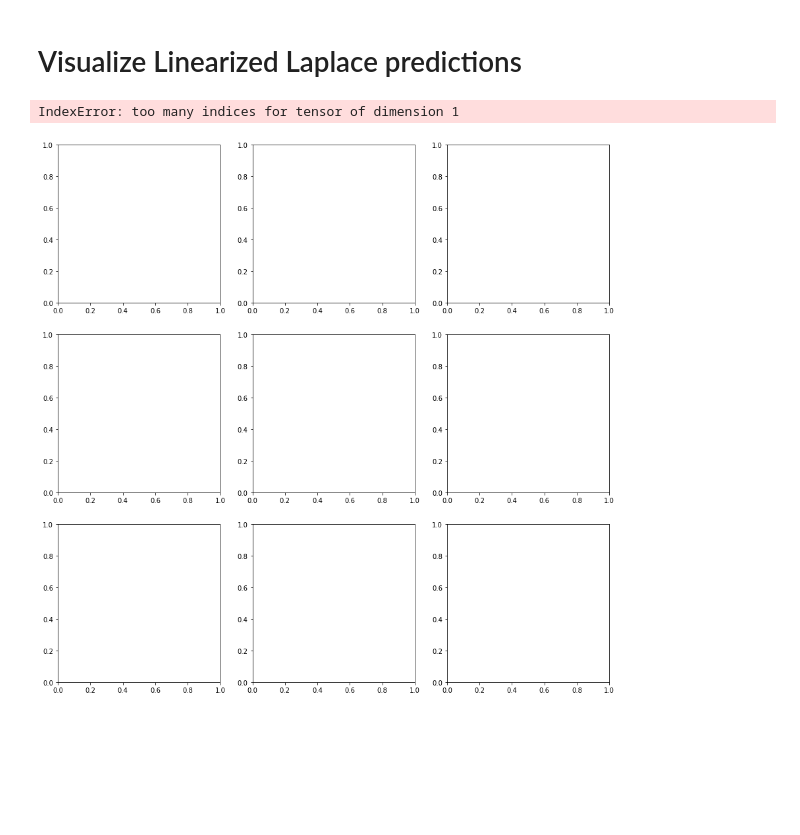
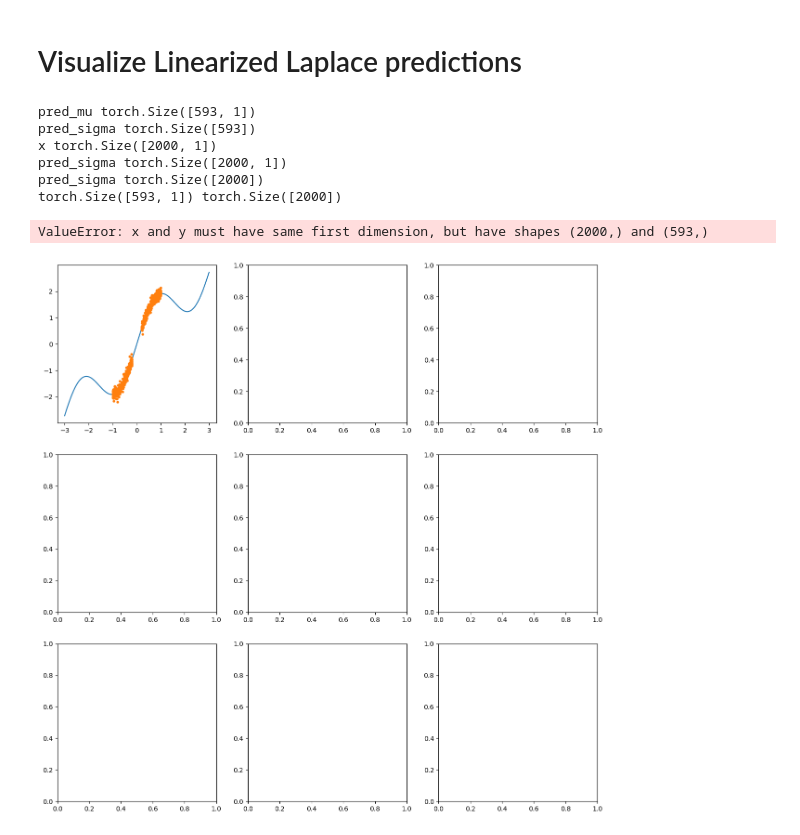
Before and after one commit to FrederikWarburg/pytorch-laplace, a Jupyter notebook: examples/toy_examples/regression.ipynb, the cells around one changed output. Drawn from its saved outputs; the diff is of its cells as text; code cells hidden in the pictures; blank space fills up the shorter version.

```diff
--- a/examples/toy_examples/regression.ipynb
+++ b/examples/toy_examples/regression.ipynb
@@ -204,15 +201,16 @@ hessian = fit_hessian(nnj_model, model_input, batch_size=1024)
 fig, ax = plt.subplots(3, 3, figsize=(15, 15))
 for j, alpha in enumerate([1, 10, 100]):
     for i, prior_prec in enumerate([1, 10, 100]):
-
-        model_input = torch.from_numpy(x_test.reshape(-1,1)).type(torch.float32).to(device)
-        mu, sigma = sample_laplace(nnj_model, hessian, alpha=alpha, prior_prec=prior_prec, x=model_input, n_samples=100)
+        model_input = torch.from_numpy(x_test.reshape(-1, 1)).type(torch.float32).to(device)
+        mu, sigma = sample_laplace(
+            nnj_model, hessian, alpha=alpha, prior_prec=prior_prec, x=model_input, n_samples=100
+        )
 
         mu = mu.cpu().numpy().reshape(-1)
         sigma = sigma.cpu().numpy().reshape(-1)
 
-        ax[j, i].plot(x_test, y_test, '-', label="test")
-        ax[j, i].plot(x_train, y_train, '.', label="train")
+        ax[j, i].plot(x_test, y_test, "-", label="test")
+        ax[j, i].plot(x_train, y_train, ".", label="train")
         ax[j, i].plot(x_test, mu, label="mu")
         ax[j, i].fill_between(x_test, mu - sigma, mu + sigma, alpha=0.2, label="sigma")
         ax[j, i].legend()
@@ -224,40 +222,56 @@ plt.show()
 # Visualize Linearized Laplace predictions
 # %%
 def sample_linearized_laplace(model, hessian, alpha, prior_prec, x, n_samples=1000):
-
     laplace = DiagLaplace()
 
     # get mean and std of posterior
     mu_q = parameters_to_vector(model.parameters()).unsqueeze(1)
     sigma_q = laplace.posterior_scale(hessian, prior_prec=prior_prec, scale=alpha)
 
     # forward the mode
     pred_mu = model(mu_q)
+    print("pred_mu", pred_mu.shape)
+    print("pred_sigma", sigma_q.shape)
+    print("x", x.shape)
     # forward the covariance
-    pred_sigma = model.jmjTp(x, None, sigma_q.unsqueeze(0).expand(x.shape[0], -1),
-                             wrt="weight", from_diag=True, to_diag=True)
-    print(pred_sigma.shape)
+    pred_sigma = model.jmjTp(
+        x, None, sigma_q.unsqueeze(0).expand(x.shape[0], -1), wrt="weight", from_diag=True, to_diag=True
+    )
+
+    print("pred_sigma", pred_sigma.shape)
     pred_sigma = torch.sum(pred_sigma, dim=-1)
+    print("pred_sigma", pred_sigma.shape)
 
     return pred_mu, pred_sigma
+
 
 fig, ax = plt.subplots(3, 3, figsize=(15, 15))
 for j, alpha in enumerate([1, 10, 100]):
     for i, prior_prec in enumerate([1, 10, 100]):
+        with torch.no_grad():
+            model_input = torch.from_numpy(x_test.reshape(-1, 1)).type(torch.float32).to(device)
+            mu, sigma = sample_linearized_laplace(
+                nnj_model, hessian, alpha=alpha, prior_prec=prior_prec, x=model_input, n_samples=100
+            )
 
-        model_input = torch.from_numpy(x_test.reshape(-1,1)).type(torch.float32).to(device)
-        mu, sigma = sample_linearized_laplace(nnj_model, hessian, alpha=alpha, prior_prec=prior_prec, x=model_input, n_samples=100)
+        print(mu.shape, sigma.shape)
+        mu = mu.cpu().numpy().reshape(-1)
 
-        mu = mu.cpu().numpy().reshape(-1)
         sigma = sigma.cpu().numpy().reshape(-1)
 
-        ax[j, i].plot(x_test, y_test, '-', label="test")
-        ax[j, i].plot(x_train, y_train, '.', label="train")
+        ax[j, i].plot(x_test, y_test, "-", label="test")
+        ax[j, i].plot(x_train, y_train, ".", label="train")
         ax[j, i].plot(x_test, mu, label="mu")
         ax[j, i].fill_between(x_test, mu - sigma, mu + sigma, alpha=0.2, label="sigma")
         ax[j, i].legend()
         ax[j, i].set_title(f"prior prec: {prior_prec}, alpha: {alpha}")
 plt.show()
 # %% [output]
-IndexError: too many indices for tensor of dimension 1
+pred_mu torch.Size([593, 1])
+pred_sigma torch.Size([593])
+x torch.Size([2000, 1])
+pred_sigma torch.Size([2000, 1])
+pred_sigma torch.Size([2000])
+torch.Size([593, 1]) torch.Size([2000])
+ValueError: x and y must have same first dimension, but have shapes (2000,) and (593,)
-[figure, old version]
+[figure, new version]
```
Also changed, not shown: parts of 7 cells of this notebook, 6 other files.
